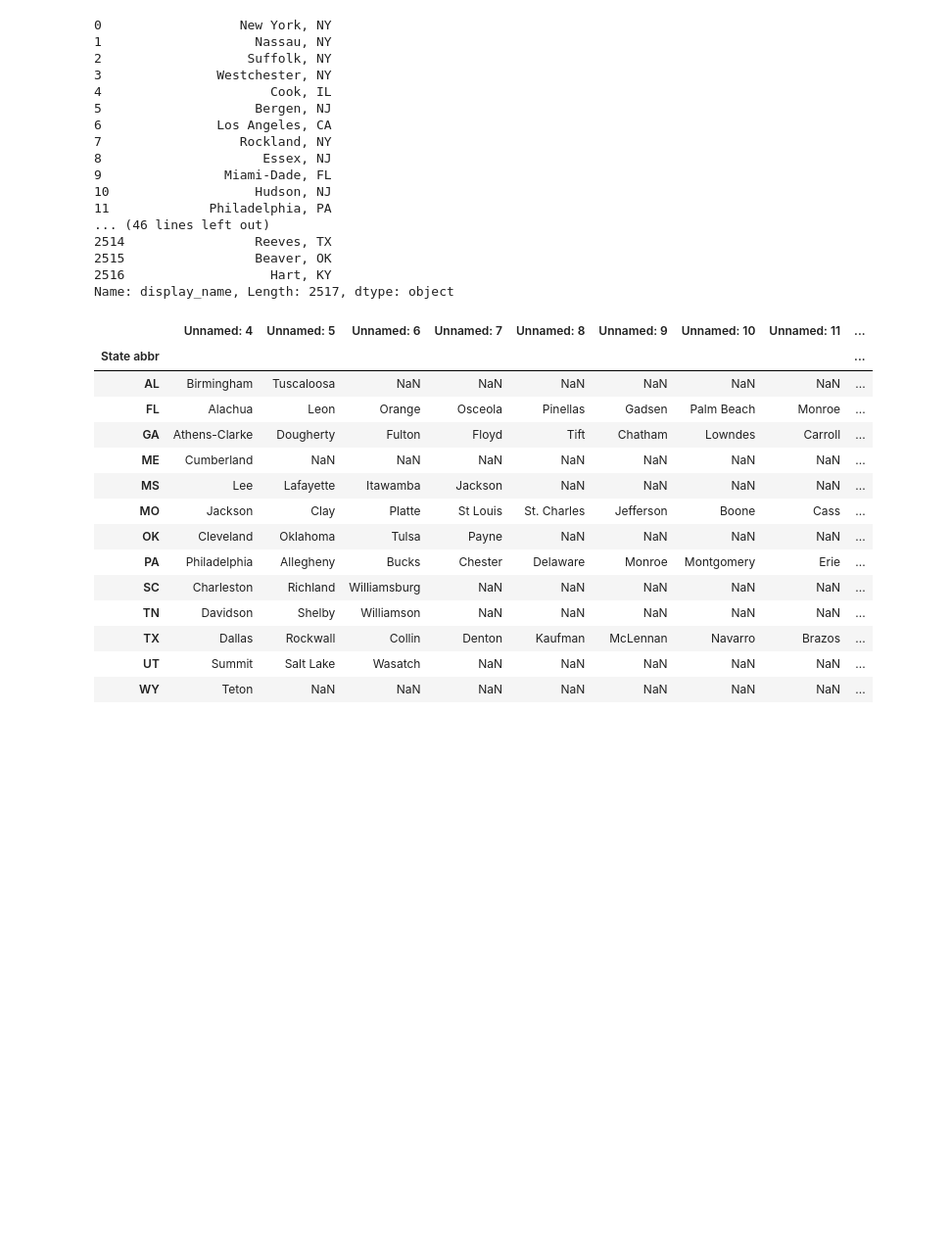
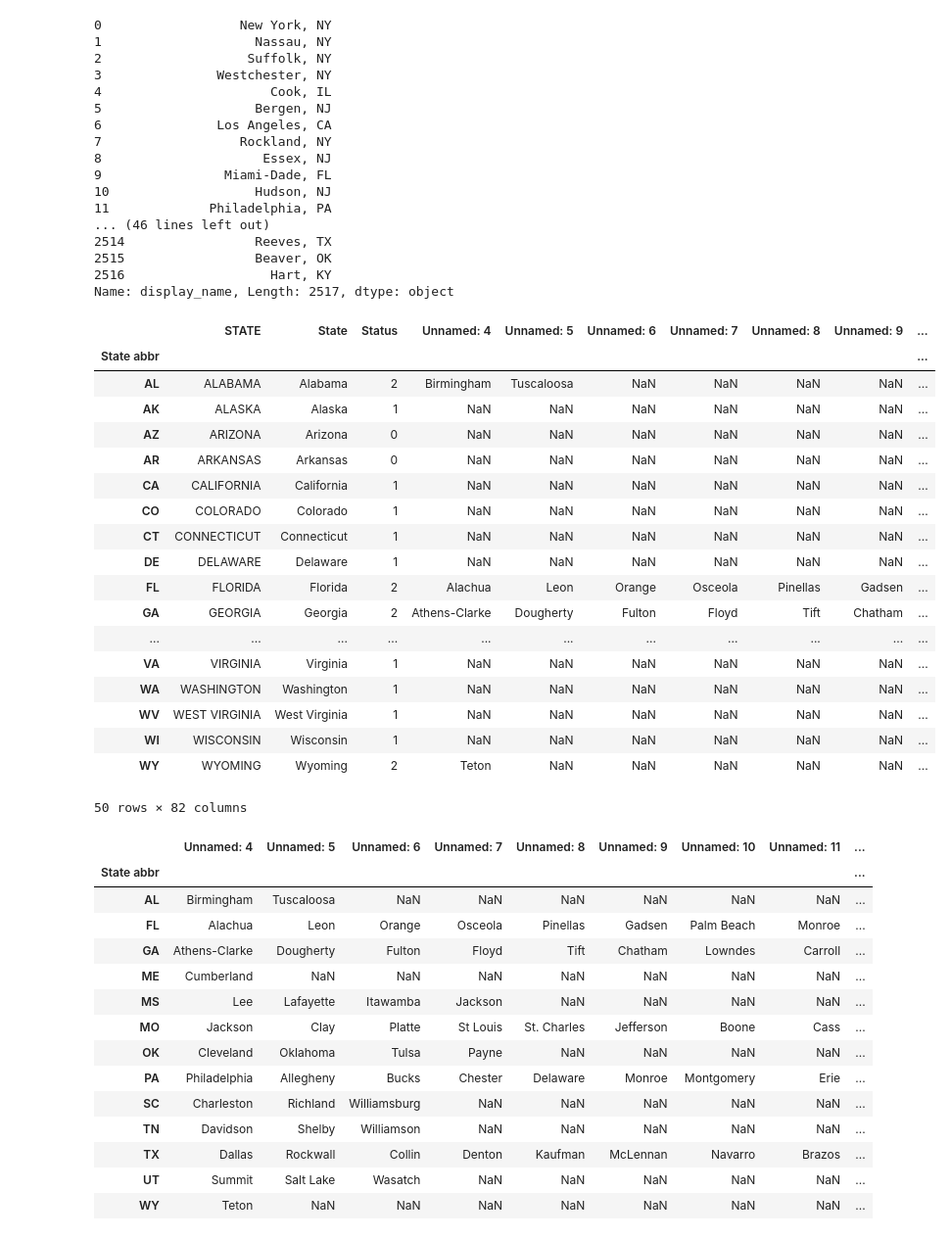
Before and after one commit to czhao028/DataScience, a Jupyter notebook: data_code/stateorder.ipynb, the cells around one changed output. Shown at 98% size. Saved outputs shown, nothing was run; the diff lists cells and outputs as text; code cells hidden in the pictures; blank space fills up the shorter version.

```diff
--- a/data_code/stateorder.ipynb
+++ b/data_code/stateorder.ipynb
@@ -49,6 +49,27 @@ Name: display_name, Length: 2517, dtype: object
 # %%
 state_orders = pd.read_csv(r'../excel_data\state_wide_orders.csv')
 state_orders.set_index('State abbr', inplace=True)
+state_orders
+# %% [output]
+|  | STATE | State | Status | Unnamed: 4 | Unnamed: 5 | Unnamed: 6 | Unnamed: 7 | Unnamed: 8 | Unnamed: 9 | ... |
+| State abbr |  |  |  |  |  |  |  |  |  | ... |
+| AL | ALABAMA | Alabama | 2 | Birmingham | Tuscaloosa | NaN | NaN | NaN | NaN | ... |
+| AK | ALASKA | Alaska | 1 | NaN | NaN | NaN | NaN | NaN | NaN | ... |
+| AZ | ARIZONA | Arizona | 0 | NaN | NaN | NaN | NaN | NaN | NaN | ... |
+| AR | ARKANSAS | Arkansas | 0 | NaN | NaN | NaN | NaN | NaN | NaN | ... |
+| CA | CALIFORNIA | California | 1 | NaN | NaN | NaN | NaN | NaN | NaN | ... |
+| CO | COLORADO | Colorado | 1 | NaN | NaN | NaN | NaN | NaN | NaN | ... |
+| CT | CONNECTICUT | Connecticut | 1 | NaN | NaN | NaN | NaN | NaN | NaN | ... |
+| DE | DELAWARE | Delaware | 1 | NaN | NaN | NaN | NaN | NaN | NaN | ... |
+| FL | FLORIDA | Florida | 2 | Alachua | Leon | Orange | Osceola | Pinellas | Gadsen | ... |
+| GA | GEORGIA | Georgia | 2 | Athens-Clarke | Dougherty | Fulton | Floyd | Tift | Chatham | ... |
+| ... | ... | ... | ... | ... | ... | ... | ... | ... | ... | ... |
+| VA | VIRGINIA | Virginia | 1 | NaN | NaN | NaN | NaN | NaN | NaN | ... |
+| WA | WASHINGTON | Washington | 1 | NaN | NaN | NaN | NaN | NaN | NaN | ... |
+| WV | WEST VIRGINIA | West Virginia | 1 | NaN | NaN | NaN | NaN | NaN | NaN | ... |
+| WI | WISCONSIN | Wisconsin | 1 | NaN | NaN | NaN | NaN | NaN | NaN | ... |
+| WY | WYOMING | Wyoming | 2 | Teton | NaN | NaN | NaN | NaN | NaN | ... |
+50 rows × 82 columns
 # %%
 
 status_2 = state_orders[state_orders['Status'] == 2]
```
